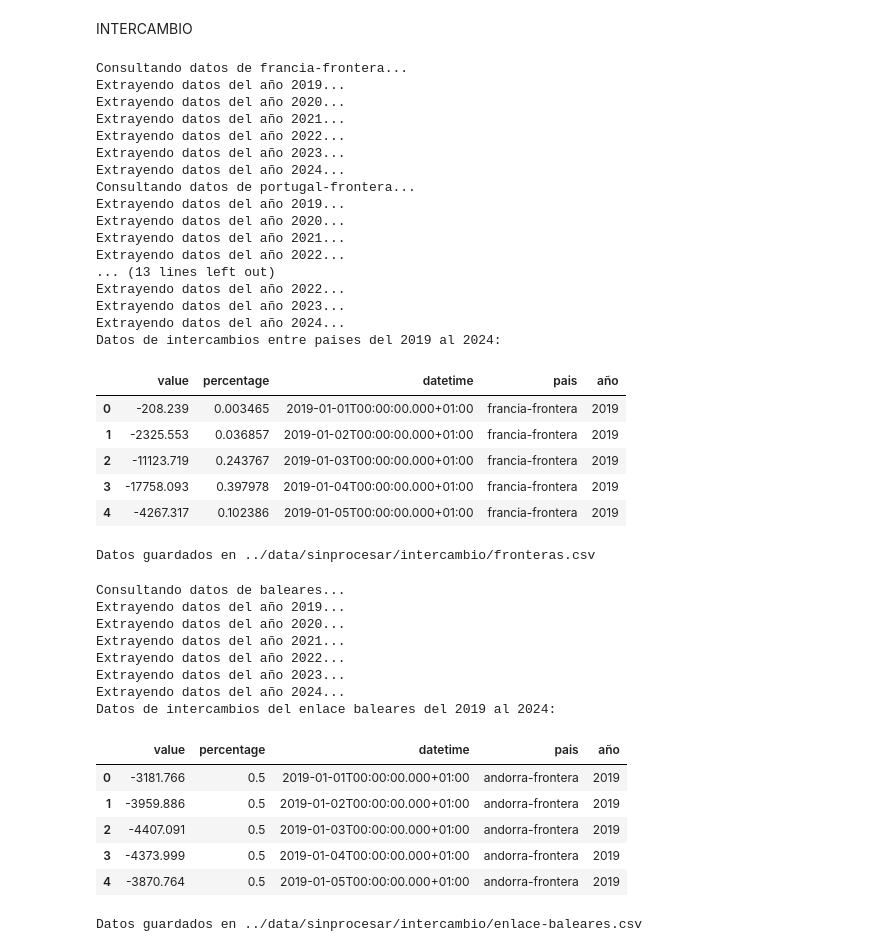
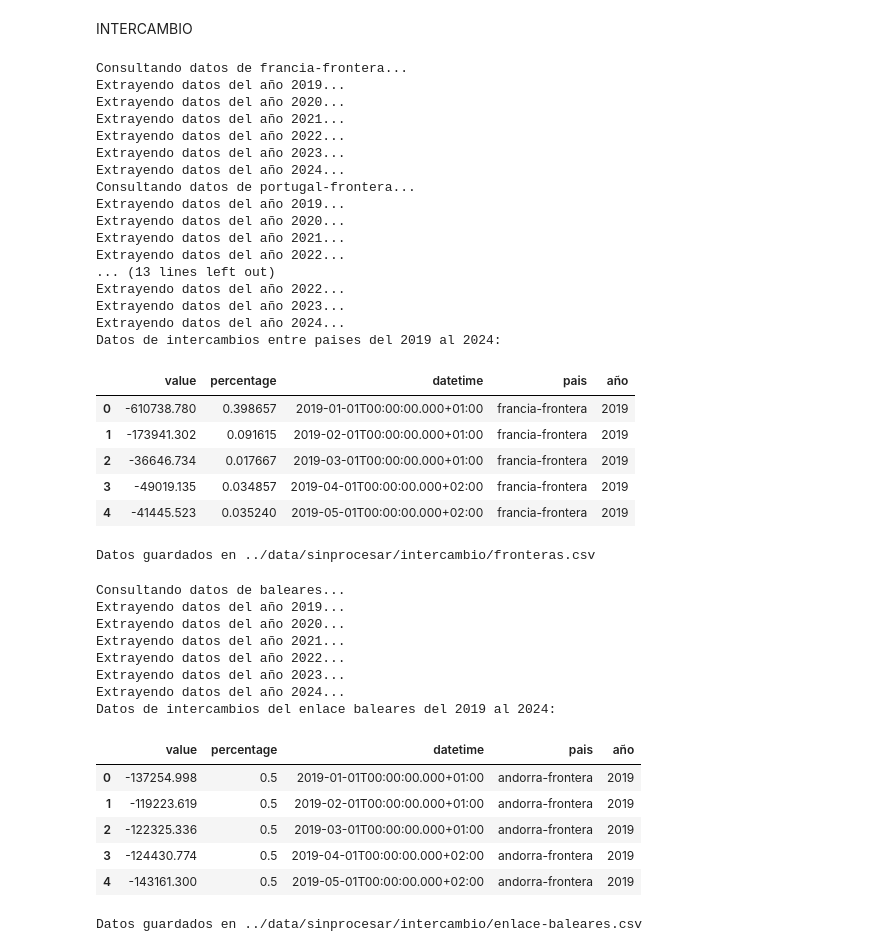
Before and after one commit to Yukiolion/Redes-El-ctricas-Espa-a, a Jupyter notebook: lib/notebooks/01_Extraccion.ipynb, the cells around one changed output. Drawn from its saved outputs; the diff is of its cells as text; code cells hidden in the pictures.

```diff
--- a/lib/notebooks/01_Extraccion.ipynb
+++ b/lib/notebooks/01_Extraccion.ipynb
@@ -430,7 +430,7 @@ df_generacion = pd.DataFrame()
 for year in range(2019, 2025):
     start_date = f"{year}-01-01T00:00"
     end_date = f"{year}-12-31T23:59"
-    TIME_TRUNC = "day"
+    TIME_TRUNC = "month"
 
     print(f"Extrayendo datos de estructura-generacion del año {year}...")
     # Iterar sobre los geo_ids y nombres de regiones
@@ -512,7 +512,7 @@ df_generacion = pd.DataFrame()
 for year in range(2019, 2025):
     start_date = f"{year}-01-01T00:00"
     end_date = f"{year}-12-31T23:59"
-    TIME_TRUNC = "day"
+    TIME_TRUNC = "month"
 
     print(f"Extrayendo datos de evolucion renovable/No renovable del año {year}...")
     # Iterar sobre los geo_ids y nombres de regiones
@@ -602,7 +602,7 @@ for pais in lista_paises:
     for year in range(2019, 2025):
         start_date = f"{year}-01-01T00:00"
         end_date = f"{year}-12-31T23:59"
-        TIME_TRUNC = "day"
+        TIME_TRUNC = "month"
 
         print(f"Extrayendo datos del año {year}...")
 
@@ -626,38 +626,38 @@ for pais in lista_paises:
         else:
             print(f"Error en la solicitud para {pais} en {year}. Código: {response.status_code}")
 
 # Unir todos los datos en un único DataFrame
 df_intercambio = pd.concat(datos_intercambios, ignore_index=True)
 
 print(f"Datos de intercambios entre paises del 2019 al 2024:")
 display(df_intercambio.head())
 # Guardar datos en CSV
 df_intercambio.to_csv('../data/sinprocesar/intercambio/fronteras.csv', index=False)
 print('Datos guardados en ../data/sinprocesar/intercambio/fronteras.csv')
 # %% [output]
 Consultando datos de francia-frontera...
 Extrayendo datos del año 2019...
 Extrayendo datos del año 2020...
 Extrayendo datos del año 2021...
 Extrayendo datos del año 2022...
 Extrayendo datos del año 2023...
 Extrayendo datos del año 2024...
 Consultando datos de portugal-frontera...
 Extrayendo datos del año 2019...
 Extrayendo datos del año 2020...
 Extrayendo datos del año 2021...
 Extrayendo datos del año 2022...
 ... (13 lines left out)
 Extrayendo datos del año 2022...
 Extrayendo datos del año 2023...
 Extrayendo datos del año 2024...
 Datos de intercambios entre paises del 2019 al 2024:
 |  | value | percentage | datetime | pais | año |
-| 0 | -208.239 | 0.003465 | 2019-01-01T00:00:00.000+01:00 | francia-frontera | 2019 |
-| 1 | -2325.553 | 0.036857 | 2019-01-02T00:00:00.000+01:00 | francia-frontera | 2019 |
-| 2 | -11123.719 | 0.243767 | 2019-01-03T00:00:00.000+01:00 | francia-frontera | 2019 |
-| 3 | -17758.093 | 0.397978 | 2019-01-04T00:00:00.000+01:00 | francia-frontera | 2019 |
-| 4 | -4267.317 | 0.102386 | 2019-01-05T00:00:00.000+01:00 | francia-frontera | 2019 |
+| 0 | -610738.780 | 0.398657 | 2019-01-01T00:00:00.000+01:00 | francia-frontera | 2019 |
+| 1 | -173941.302 | 0.091615 | 2019-02-01T00:00:00.000+01:00 | francia-frontera | 2019 |
+| 2 | -36646.734 | 0.017667 | 2019-03-01T00:00:00.000+01:00 | francia-frontera | 2019 |
+| 3 | -49019.135 | 0.034857 | 2019-04-01T00:00:00.000+02:00 | francia-frontera | 2019 |
+| 4 | -41445.523 | 0.035240 | 2019-05-01T00:00:00.000+02:00 | francia-frontera | 2019 |
 Datos guardados en ../data/sinprocesar/intercambio/fronteras.csv
 # %%
 ### ENLACE BALEARES ###
@@ -674,7 +674,7 @@ endpoint = f"{URL}{filtro_intercambio}"
 for year in range(2019, 2025):
     start_date = f"{year}-01-01T00:00"
     end_date = f"{year}-12-31T23:59"
-    TIME_TRUNC = "day"
+    TIME_TRUNC = "month"
 
     print(f"Extrayendo datos del año {year}...")
 
@@ -716,11 +716,11 @@ Extrayendo datos del año 2023...
 Extrayendo datos del año 2024...
 Datos de intercambios del enlace baleares del 2019 al 2024:
 |  | value | percentage | datetime | pais | año |
-| 0 | -3181.766 | 0.5 | 2019-01-01T00:00:00.000+01:00 | andorra-frontera | 2019 |
-| 1 | -3959.886 | 0.5 | 2019-01-02T00:00:00.000+01:00 | andorra-frontera | 2019 |
-| 2 | -4407.091 | 0.5 | 2019-01-03T00:00:00.000+01:00 | andorra-frontera | 2019 |
-| 3 | -4373.999 | 0.5 | 2019-01-04T00:00:00.000+01:00 | andorra-frontera | 2019 |
-| 4 | -3870.764 | 0.5 | 2019-01-05T00:00:00.000+01:00 | andorra-frontera | 2019 |
+| 0 | -137254.998 | 0.5 | 2019-01-01T00:00:00.000+01:00 | andorra-frontera | 2019 |
+| 1 | -119223.619 | 0.5 | 2019-02-01T00:00:00.000+01:00 | andorra-frontera | 2019 |
+| 2 | -122325.336 | 0.5 | 2019-03-01T00:00:00.000+01:00 | andorra-frontera | 2019 |
+| 3 | -124430.774 | 0.5 | 2019-04-01T00:00:00.000+02:00 | andorra-frontera | 2019 |
+| 4 | -143161.300 | 0.5 | 2019-05-01T00:00:00.000+02:00 | andorra-frontera | 2019 |
 Datos guardados en ../data/sinprocesar/intercambio/enlace-baleares.csv
 # %%
 ################################################################################################################################
```
Also changed, not shown: parts of 2 cells of this notebook, 4 other files.
